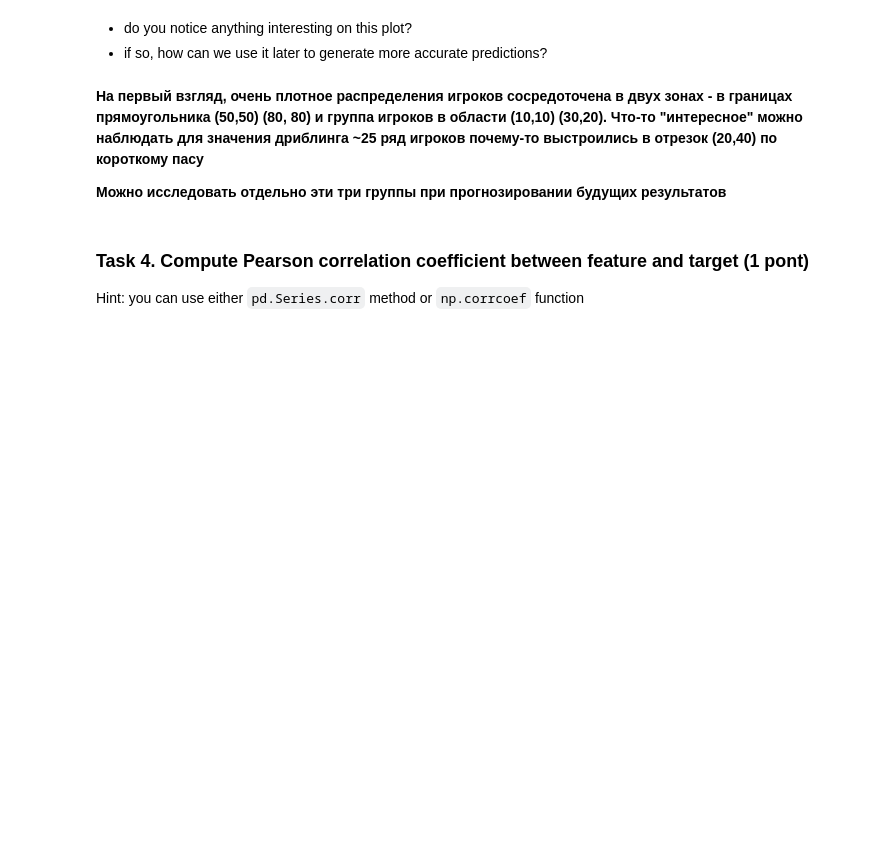
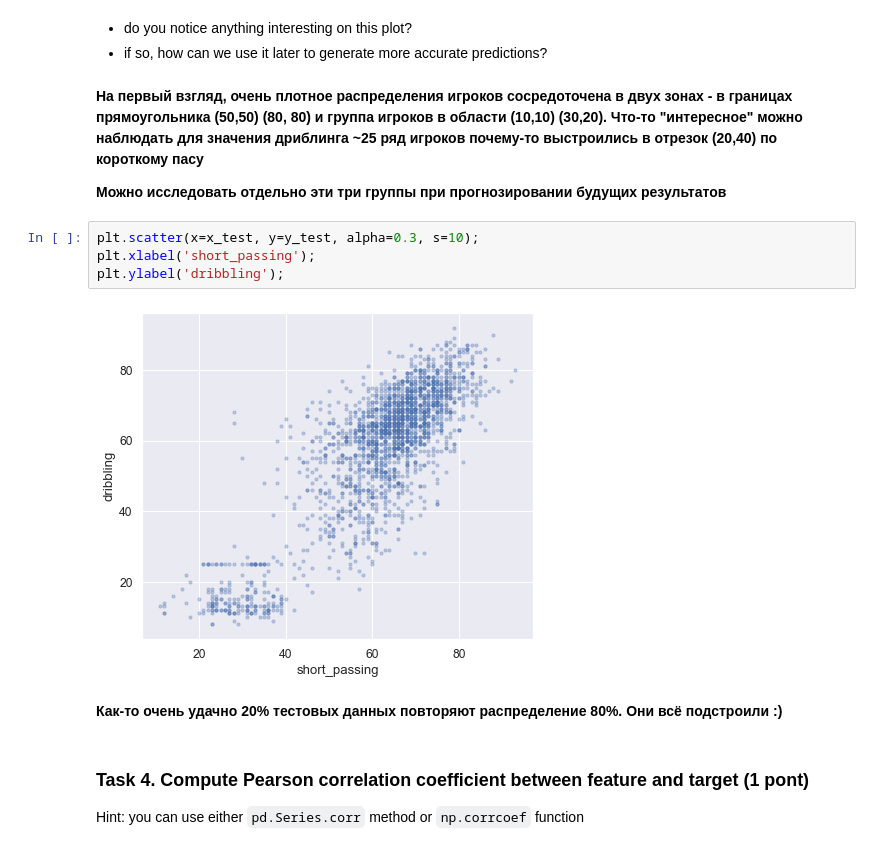
Before and after one commit to githubjeka/ml-intro, a Jupyter notebook: lr.ipynb, the cells around one changed output. Drawn from its saved outputs; the diff is of its cells as text; blank space fills up the shorter version.

```diff
--- a/lr.ipynb
+++ b/lr.ipynb
@@ -449,6 +559,14 @@ plt.ylabel('dribbling');
 **На первый взгляд, очень плотное распределения игроков сосредоточена в двух зонах - в границах прямоугольника (50,50) (80, 80) и группа игроков в области (10,10) (30,20). Что-то "интересное" можно наблюдать для значения дриблинга ~25 ряд игроков почему-то выстроились в отрезок (20,40) по короткому пасу**
 
 **Можно исследовать отдельно эти три группы при прогнозировании будущих результатов**
+# %%
+plt.scatter(x=x_test, y=y_test, alpha=0.3, s=10);
+plt.xlabel('short_passing');
+plt.ylabel('dribbling');
+# %% [output]
+[figure, added]
+# %% [markdown]
+**Как-то очень удачно 20% тестовых данных повторяют распределение 80%. Они всё подстроили :)**
 # %% [markdown]
 ### Task 4. Compute Pearson correlation coefficient between feature and target (1 pont)
 Hint: you can use either `pd.Series.corr` method or `np.corrcoef` function
```
Also changed, not shown: parts of 26 cells of this notebook.
